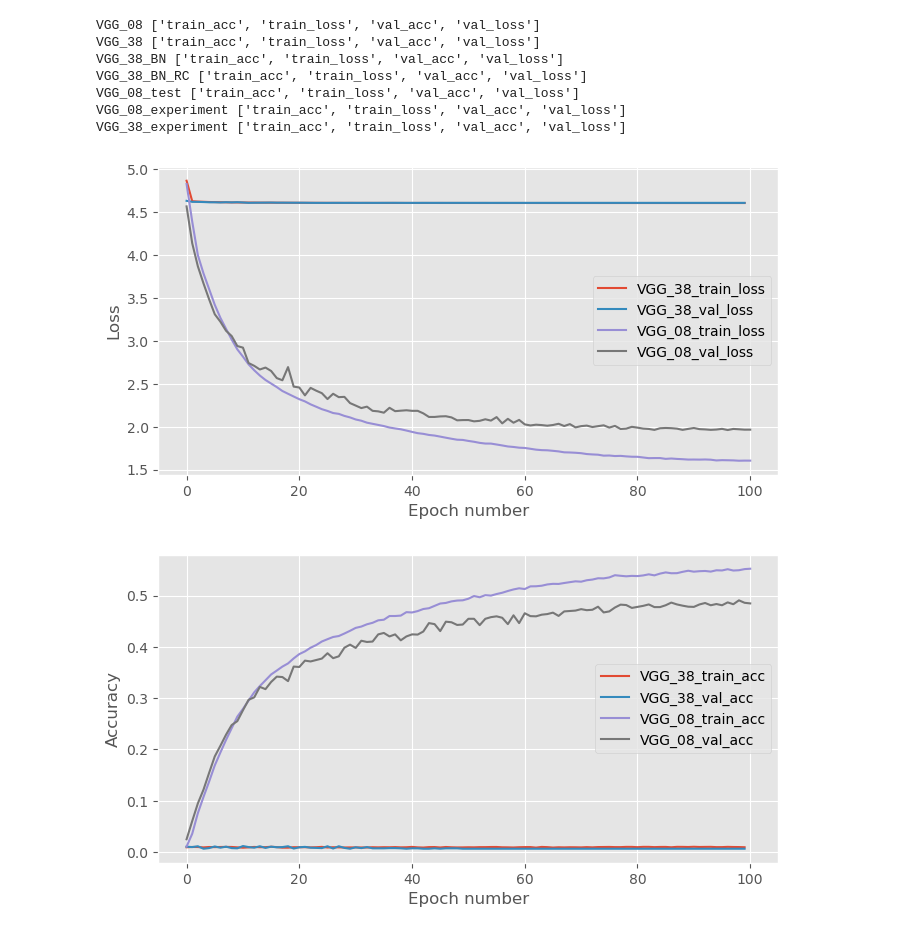
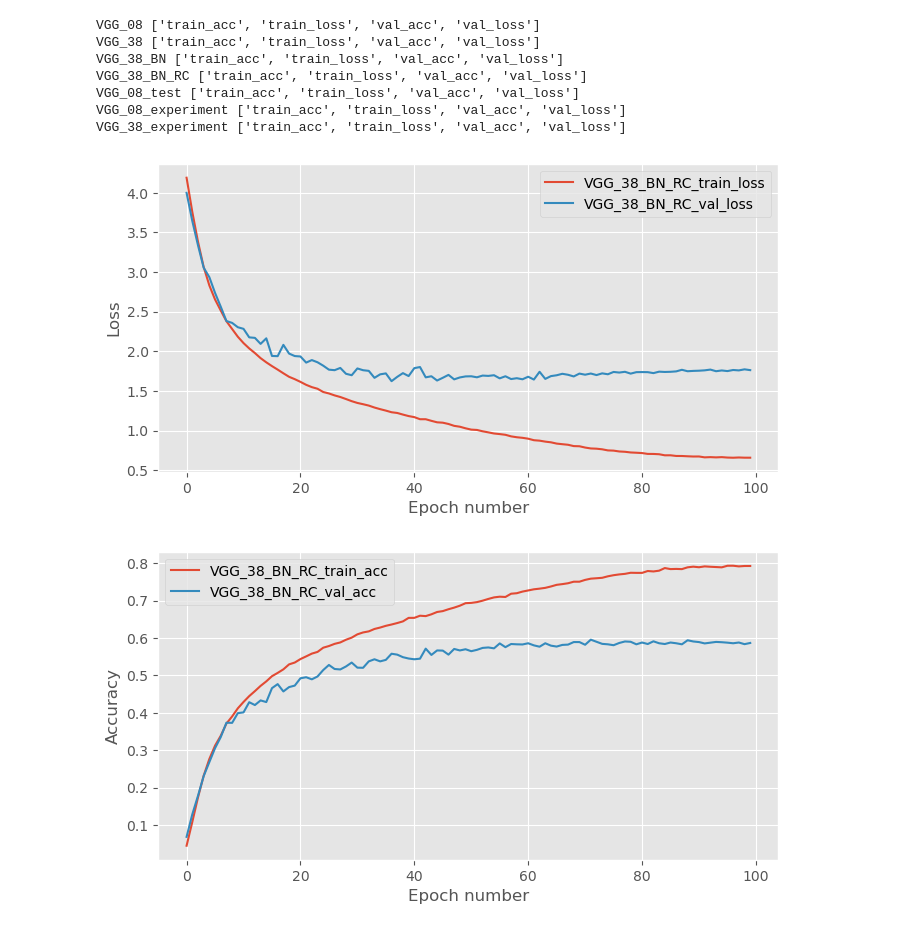
Before and after one commit to FlintyTub49/MLPC_2, a Jupyter notebook: notebooks/Plot_Results.ipynb, the cells around one changed output. Cells and saved outputs as stored; diff of their text form; code cells hidden in the pictures.

Commit message:
Updated plots

```diff
--- a/notebooks/Plot_Results.ipynb
+++ b/notebooks/Plot_Results.ipynb
@@ -86,7 +86,7 @@ def plot_result_graphs(plot_name, stats, keys_to_plot, notebook=True):
     fig_2.savefig('../data/{}_accuracy_performance.pdf'.format(plot_name), dpi=None, facecolor='w', edgecolor='w',
         orientation='portrait', format='pdf', transparent=False, bbox_inches=None, pad_inches=0.1, metadata=None)
 # %%
-plot_result_graphs('problem_model', result_dict, keys_to_plot=['VGG_38', 'VGG_08'])
+plot_result_graphs('best_model', result_dict, keys_to_plot=['VGG_38_BN_RC'])
 # %% [output]
-[figure, old version]
+[figure, new version]
-[figure, old version]
+[figure, new version]
```
Also changed, not shown: 9 other files.
